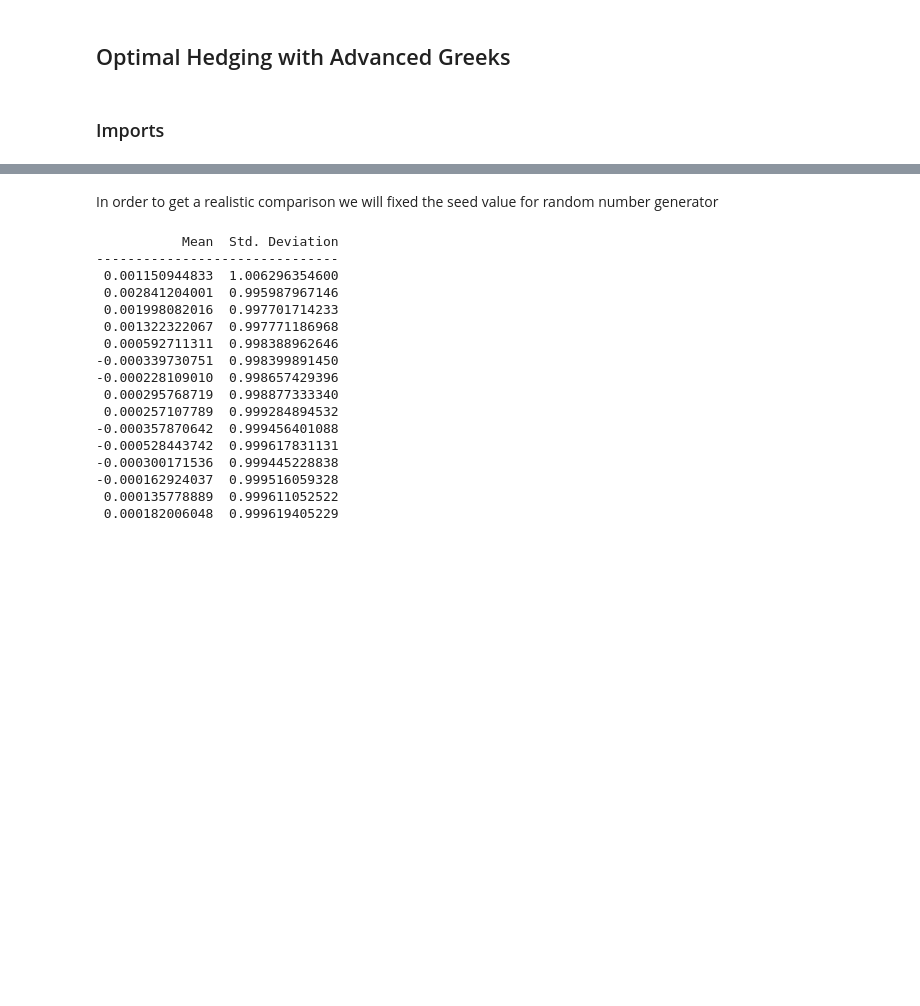
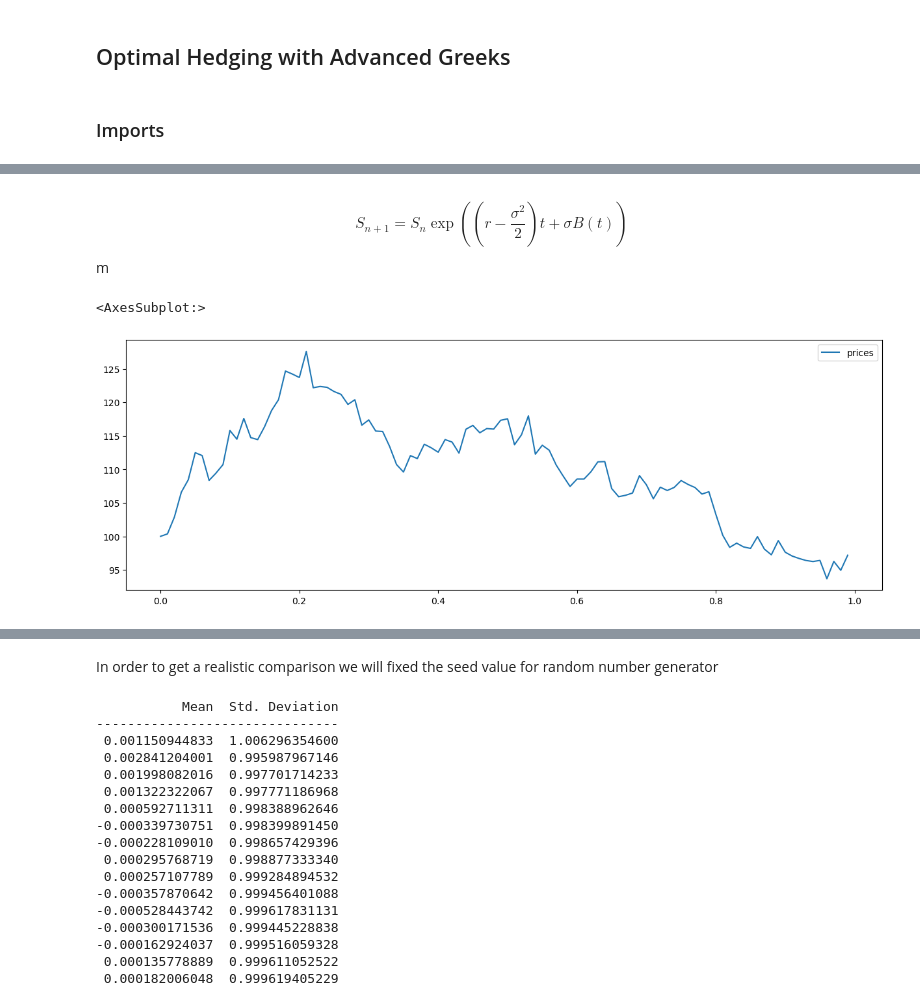
Before and after one commit to fbristotti/cqf, a Jupyter notebook: final/final.ipynb, the cells around one changed output, grey strips where cells are left out. Drawn from its saved outputs; the diff is of its cells as text; code cells hidden in the pictures; blank space fills up the shorter version.

```diff
--- a/final/final.ipynb
+++ b/final/final.ipynb
@@ -37,0 +123,31 @@ S &= \text{the stock price} \\
+# %% [markdown]
+$$
+S_{n+1} = S_{n}\exp{((r-\frac{\sigma^2}{2})t + \sigma B(t))}
+$$m
+# %%
+def closed_form_scheme(S0, r, dt, sigma, dB):
+    """ the function returns the asset price evolution according to milstein scheme
+
+    Keyword arguments:
+    S0 -- the price of equity on time t0
+    r -- the expected return
+    dt -- the slice of time
+    sigma -- the standard deviation of returns
+    dB -- an array of random variables according to wiener process
+    """
+    return list(accumulate(dB, lambda S,db: S * np.exp((r-0.5*sigma**2)*dt + sigma*db), initial=S0))
+# %%
+S0 = 100.0
+T = 1.0
+sigma = 0.2
+r = 0.05
+N = 100
+dt = T / N
+dB = np.random.randn(N-1)*np.sqrt(dt)
+
+S = closed_form_scheme(S0, r, dt, sigma, dB)
+df = pd.DataFrame(index=np.arange(0, T, dt), data=S, columns=['prices'])
+df.plot(colormap='tab10', figsize=[15,5])
+# %% [output]
+<AxesSubplot:>
+[figure, added]
```
Also changed, not shown: parts of 34 cells of this notebook.
